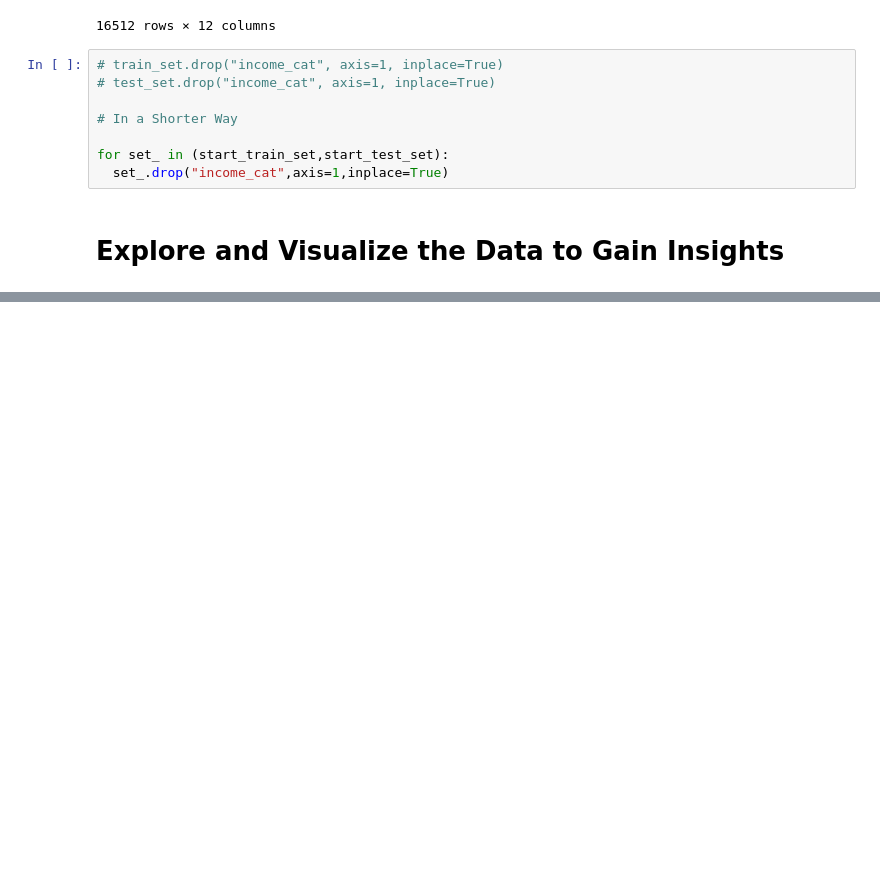
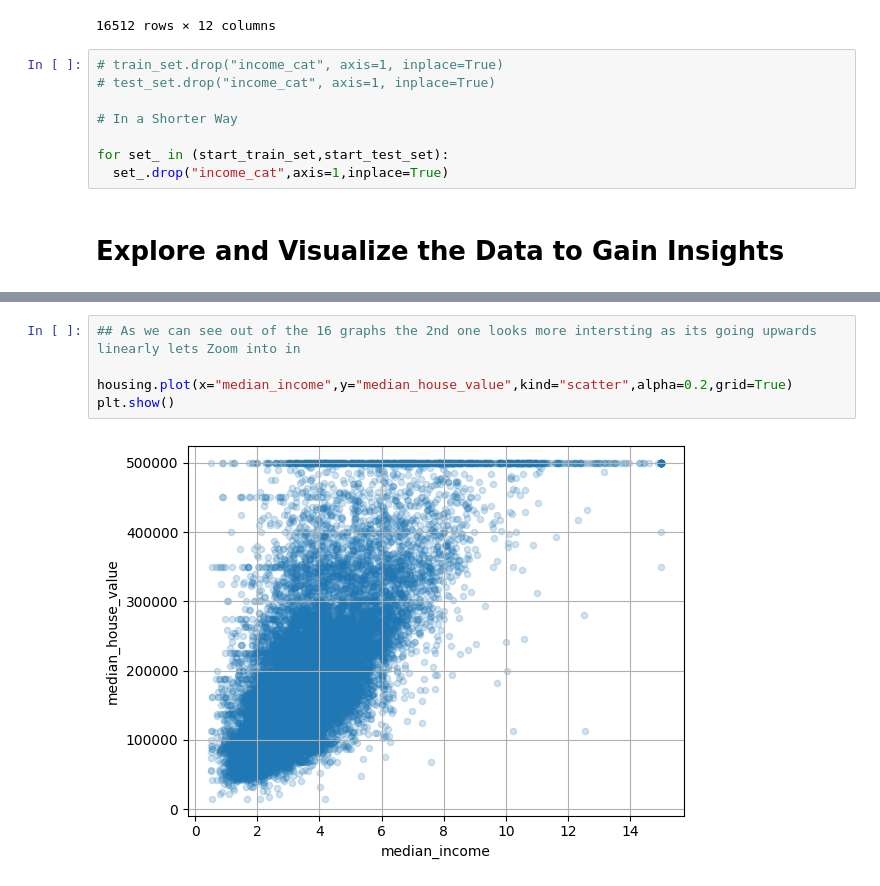
Before and after one commit to Halloloid/ML_Journey, a Jupyter notebook: ch_2/Chapter_2.ipynb, the cells around one changed output, grey strips where cells are left out. Saved outputs shown, nothing was run; the diff lists cells and outputs as text; blank space fills up the shorter version.

```diff
--- a/ch_2/Chapter_2.ipynb
+++ b/ch_2/Chapter_2.ipynb
@@ -264,0 +331,7 @@ for set_ in (start_train_set,start_test_set):
+# %%
+## As we can see out of the 16 graphs the 2nd one looks more intersting as its going upwards linearly lets Zoom into in
+
+housing.plot(x="median_income",y="median_house_value",kind="scatter",alpha=0.2,grid=True)
+plt.show()
+# %% [output]
+[figure, added]
```
Also changed, not shown: parts of 14 cells of this notebook.
